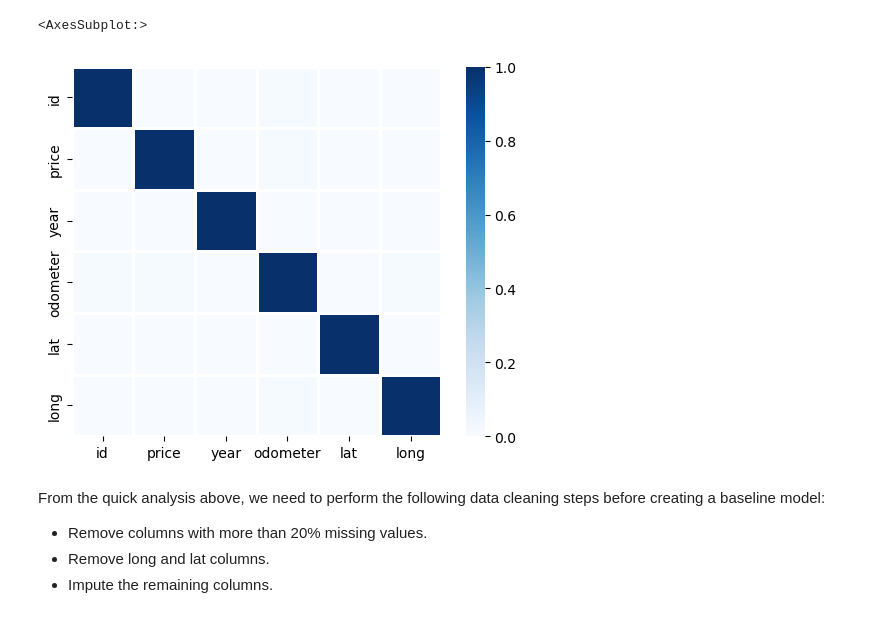
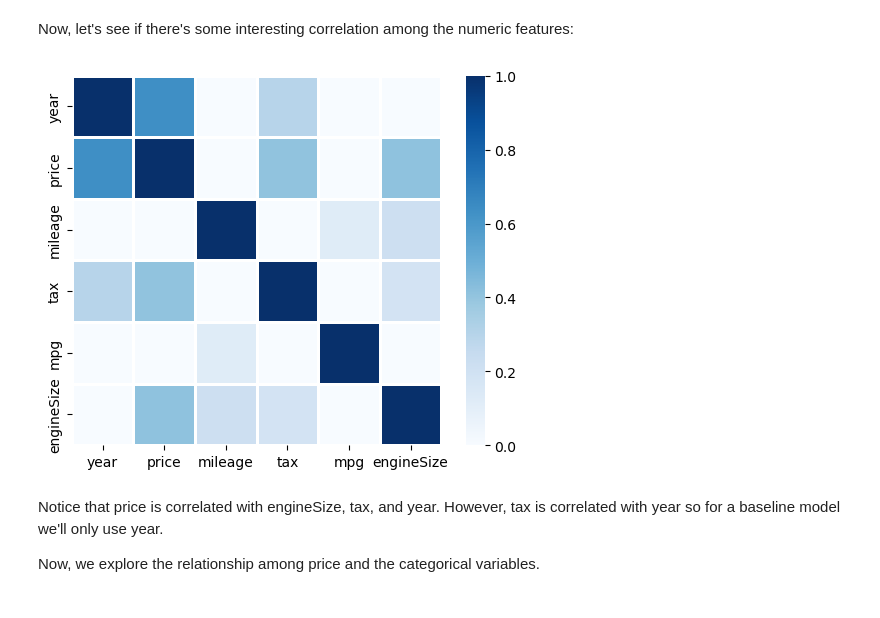
Before and after one commit to lilianabs/fastapi-car-price-pred, a Jupyter notebook: notebooks/eda.ipynb, the cells around one changed output. Saved outputs shown, nothing was run; the diff lists cells and outputs as text; code cells hidden in the pictures.

Commit message:
Add baseline model

```diff
--- a/notebooks/eda.ipynb
+++ b/notebooks/eda.ipynb
@@ -5,7 +5,7 @@ import pandas as pd
 import matplotlib.pyplot as plt
 import seaborn as sns
 # %%
-df = pd.read_csv("../data/vehicles.csv")
+df = pd.read_csv("../data/ford.csv")
 # %%
 df.head()
 # %% [output]
@@ -74,3 +50,0 @@ dtype: float64
-# %%
-# Drop the county column since it's completly empty
-df.drop('county', axis=1, inplace=True)
@@ -82,0 +115,6 @@ df['price'].plot()
+# %%
+# Remove white spaces
+df['model'] = df['model'].str.replace("\s+", "", regex=True)
+
+# Convert text to lowercase
+df['model'] = df['model'].str.lower()
@@ -83,15 +130,12 @@ df['price'].plot()
+# %% [markdown]
+Now, let's see if there's some interesting correlation among the numeric features:
 # %%
-# Find some correlation
+corr = df.corr();
 
-df_corr = df.corr(numeric_only=True)
-
-sns.heatmap(df_corr, vmin=0, vmax=1, linewidths=2, square=True, cmap='Blues')
+sns.heatmap(corr, vmin=0, vmax=1, linewidths=2, square=True, cmap='Blues');
 # %% [output]
-<AxesSubplot:>
-[figure, old version]
+[figure, new version]
-# %% [markdown]
-From the quick analysis above, we need to perform the following data cleaning steps before creating a baseline model:
-
-* Remove columns with more than 20% missing values.
-* Remove long and lat columns.
-* Impute the remaining columns.
+# %% [markdown]
+Notice that price is correlated with engineSize, tax, and year. However, tax is correlated with year so for a baseline model we'll only use year.
+
+Now, we explore the relationship among price and the categorical variables.
```
Also changed, not shown: parts of 28 cells of this notebook, 2 other files.
